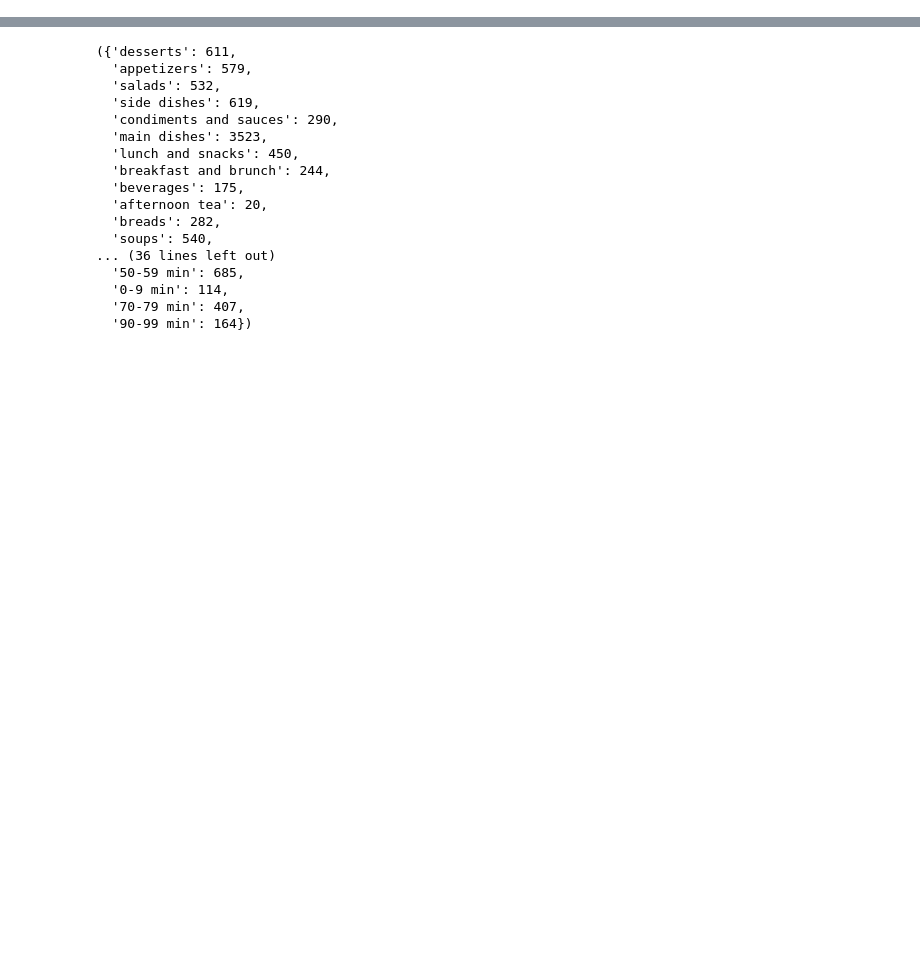
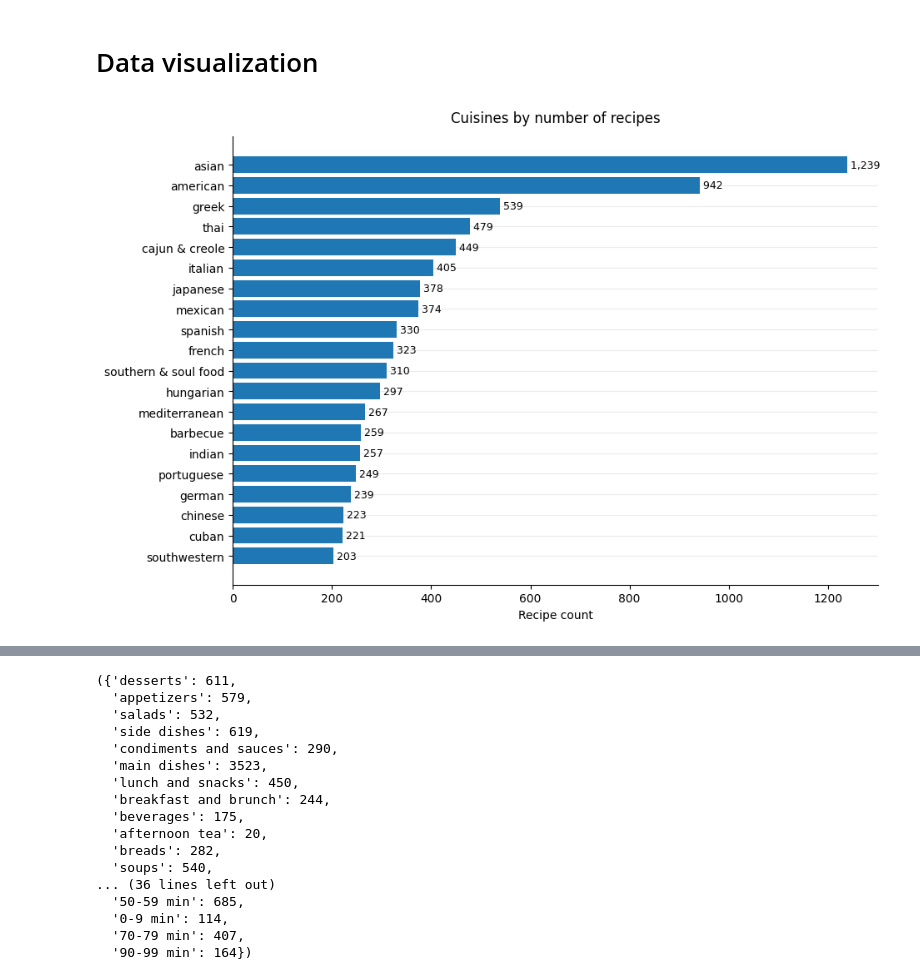
Before and after one commit to gvgbn/vos-proj-eda, a Jupyter notebook: data_retrieval.ipynb, the cells around one changed output, grey strips where cells are left out. Cells and saved outputs as stored; diff of their text form; code cells hidden in the pictures; blank space fills up the shorter version.

Commit message:
data

```diff
--- a/data_retrieval.ipynb
+++ b/data_retrieval.ipynb
@@ -1,6 +1,12 @@
 # %%
 import pandas as pd
 import networkx as nx
+from pathlib import Path
 import json
 from itertools import combinations
 from collections import Counter, defaultdict
+import matplotlib.pyplot as plt
+import numpy as np
+
+DATA_URL = "https://raw.githubusercontent.com/conwayyao/Recipe-Analysis/master/CuisineAnalyzer/cuisinedata/cuisine_data.csv"
+GRAPHML_PATH = Path("ingredient_network.graphml")
@@ -7,5 +15,6 @@ from collections import Counter, defaultdict
 # %%
-cuisine_df = pd.read_csv("https://raw.githubusercontent.com/conwayyao/Recipe-Analysis/master/CuisineAnalyzer/cuisinedata/cuisine_data.csv").drop(columns=["Unnamed: 0"])
+cuisine_df = pd.read_csv(DATA_URL).drop(columns=["Unnamed: 0"])
+print(f"Dataset loaded with {len(cuisine_df)} recipes.")
 
 def parse(x):
     if pd.isna(x) or x == "[]":
@@ -65,3 +75,40 @@ cuisine_df.loc[cuisine_df["id"] == "Banana_caramel-Milk-Shake-My-Recipes", :]
 # %% [output]
 |  | id | recipeName | ingredients | course | cuisine | time_group |
 | 253 | Banana_caramel-Milk-Shake-My-Recipes | Banana-Caramel Milk Shake | [caramel sauce, bananas, vanilla ... | [beverages] | [american] | 20-29 min |
+# %% [markdown]
+# Data visualization
+# %%
+def clean_axis(ax, title: str, xlabel: str = "", ylabel: str = ""):
+    ax.set_title(title, pad=12)
+    ax.set_xlabel(xlabel)
+    ax.set_ylabel(ylabel)
+
+    ax.grid(axis="y", alpha=0.25)
+    ax.set_axisbelow(True)
+
+    # remove box edges
+    ax.spines["top"].set_visible(False)
+    ax.spines["right"].set_visible(False)
+
+    return ax
+
+def plot_bar(series: pd.Series, title: str, xlabel: str, n: int = 20):
+    top = series.head(n).sort_values()
+    fig, ax = plt.subplots(figsize=(10, max(4, 0.35 * len(top))))
+    ax.barh(top.index, top.values)
+    clean_axis(ax, title=title, xlabel=xlabel, ylabel="")
+    for i, value in enumerate(top.values):
+        ax.text(value, i, f" {value:,}", va="center", fontsize=9)
+    plt.show()
+
+def add_reference_lines(ax, values: pd.Series):
+    mean_value = values.mean()
+    median_value = values.median()
+    ax.axvline(mean_value, linestyle="--", linewidth=1.5, label=f"Mean: {mean_value:.1f}")
+    ax.axvline(median_value, linestyle=":", linewidth=1.8, label=f"Median: {median_value:.1f}")
+    ax.legend(frameon=False)
+# %%
+cuisine_counts = cuisine_df.explode("cuisine")["cuisine"].value_counts()
+plot_bar(cuisine_counts, "Cuisines by number of recipes", "Recipe count")
+# %% [output]
+[figure, added]
```
Also changed, not shown: parts of 12 cells of this notebook.
